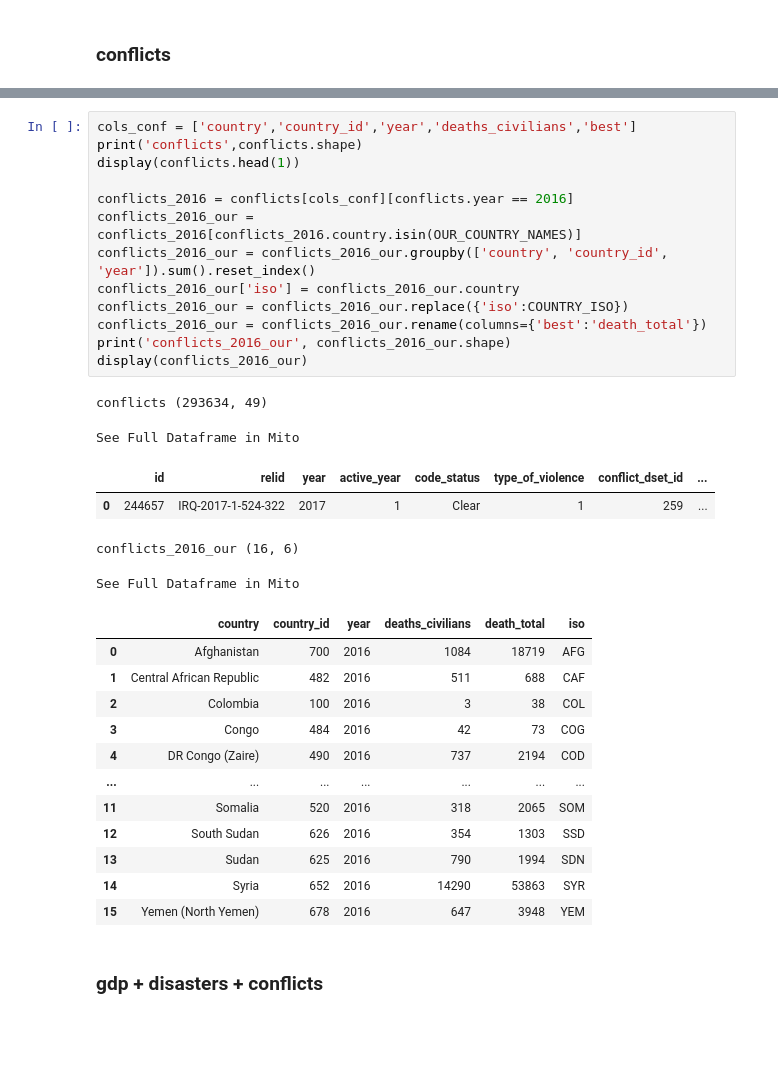
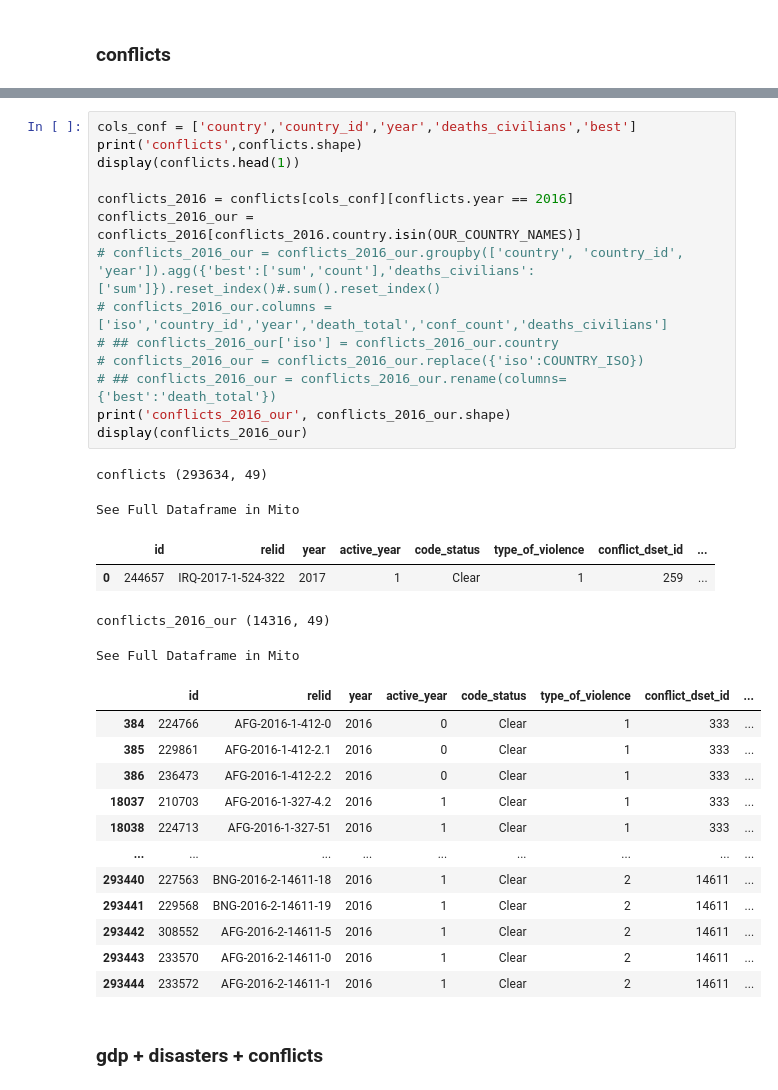
Before and after one commit to kamranuz/nis-network, a Jupyter notebook: 3sided_model_v3.ipynb, the cells around one changed output, grey strips where cells are left out. Cells and saved outputs as stored; diff of their text form; blank space fills up the shorter version.

```diff
--- a/3sided_model_v3.ipynb
+++ b/3sided_model_v3.ipynb
@@ -113,35 +165,36 @@ See Full Dataframe in Mito
 # %%
 cols_conf = ['country','country_id','year','deaths_civilians','best']
 print('conflicts',conflicts.shape)
 display(conflicts.head(1))
 
 conflicts_2016 = conflicts[cols_conf][conflicts.year == 2016]
 conflicts_2016_our = conflicts_2016[conflicts_2016.country.isin(OUR_COUNTRY_NAMES)]
-conflicts_2016_our = conflicts_2016_our.groupby(['country', 'country_id', 'year']).sum().reset_index()
-conflicts_2016_our['iso'] = conflicts_2016_our.country
-conflicts_2016_our = conflicts_2016_our.replace({'iso':COUNTRY_ISO})
-conflicts_2016_our = conflicts_2016_our.rename(columns={'best':'death_total'})
+# conflicts_2016_our = conflicts_2016_our.groupby(['country', 'country_id', 'year']).agg({'best':['sum','count'],'deaths_civilians':['sum']}).reset_index()#.sum().reset_index()
+# conflicts_2016_our.columns = ['iso','country_id','year','death_total','conf_count','deaths_civilians']
+# ## conflicts_2016_our['iso'] = conflicts_2016_our.country
+# conflicts_2016_our = conflicts_2016_our.replace({'iso':COUNTRY_ISO})
+# ## conflicts_2016_our = conflicts_2016_our.rename(columns={'best':'death_total'})
 print('conflicts_2016_our', conflicts_2016_our.shape)
 display(conflicts_2016_our)
 # %% [output]
 conflicts (293634, 49)
 See Full Dataframe in Mito
 |  | id | relid | year | active_year | code_status | type_of_violence | conflict_dset_id | ... |
 | 0 | 244657 | IRQ-2017-1-524-322 | 2017 | 1 | Clear | 1 | 259 | ... |
-conflicts_2016_our (16, 6)
+conflicts_2016_our (14316, 49)
 See Full Dataframe in Mito
-|  | country | country_id | year | deaths_civilians | death_total | iso |
-| 0 | Afghanistan | 700 | 2016 | 1084 | 18719 | AFG |
-| 1 | Central African Republic | 482 | 2016 | 511 | 688 | CAF |
-| 2 | Colombia | 100 | 2016 | 3 | 38 | COL |
-| 3 | Congo | 484 | 2016 | 42 | 73 | COG |
-| 4 | DR Congo (Zaire) | 490 | 2016 | 737 | 2194 | COD |
-| ... | ... | ... | ... | ... | ... | ... |
-| 11 | Somalia | 520 | 2016 | 318 | 2065 | SOM |
-| 12 | South Sudan | 626 | 2016 | 354 | 1303 | SSD |
-| 13 | Sudan | 625 | 2016 | 790 | 1994 | SDN |
-| 14 | Syria | 652 | 2016 | 14290 | 53863 | SYR |
-| 15 | Yemen (North Yemen) | 678 | 2016 | 647 | 3948 | YEM |
+|  | id | relid | year | active_year | code_status | type_of_violence | conflict_dset_id | ... |
+| 384 | 224766 | AFG-2016-1-412-0 | 2016 | 0 | Clear | 1 | 333 | ... |
+| 385 | 229861 | AFG-2016-1-412-2.1 | 2016 | 0 | Clear | 1 | 333 | ... |
+| 386 | 236473 | AFG-2016-1-412-2.2 | 2016 | 0 | Clear | 1 | 333 | ... |
+| 18037 | 210703 | AFG-2016-1-327-4.2 | 2016 | 1 | Clear | 1 | 333 | ... |
+| 18038 | 224713 | AFG-2016-1-327-51 | 2016 | 1 | Clear | 1 | 333 | ... |
+| ... | ... | ... | ... | ... | ... | ... | ... | ... |
+| 293440 | 227563 | BNG-2016-2-14611-18 | 2016 | 1 | Clear | 2 | 14611 | ... |
+| 293441 | 229568 | BNG-2016-2-14611-19 | 2016 | 1 | Clear | 2 | 14611 | ... |
+| 293442 | 308552 | AFG-2016-2-14611-5 | 2016 | 1 | Clear | 2 | 14611 | ... |
+| 293443 | 233570 | AFG-2016-2-14611-0 | 2016 | 1 | Clear | 2 | 14611 | ... |
+| 293444 | 233572 | AFG-2016-2-14611-1 | 2016 | 1 | Clear | 2 | 14611 | ... |
 # %% [markdown]
 ### gdp + disasters + conflicts
 # %%
```
Also changed, not shown: parts of 4 cells of this notebook.
